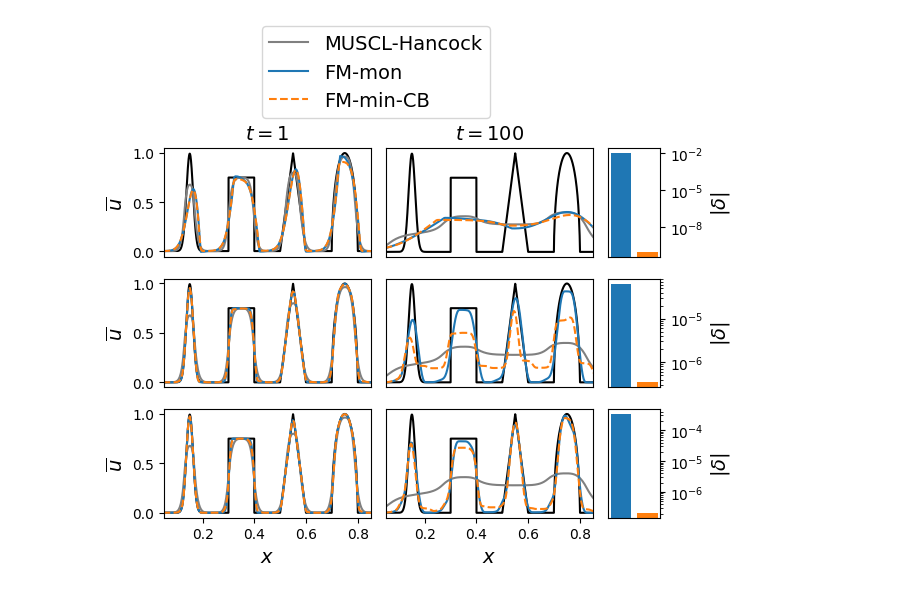
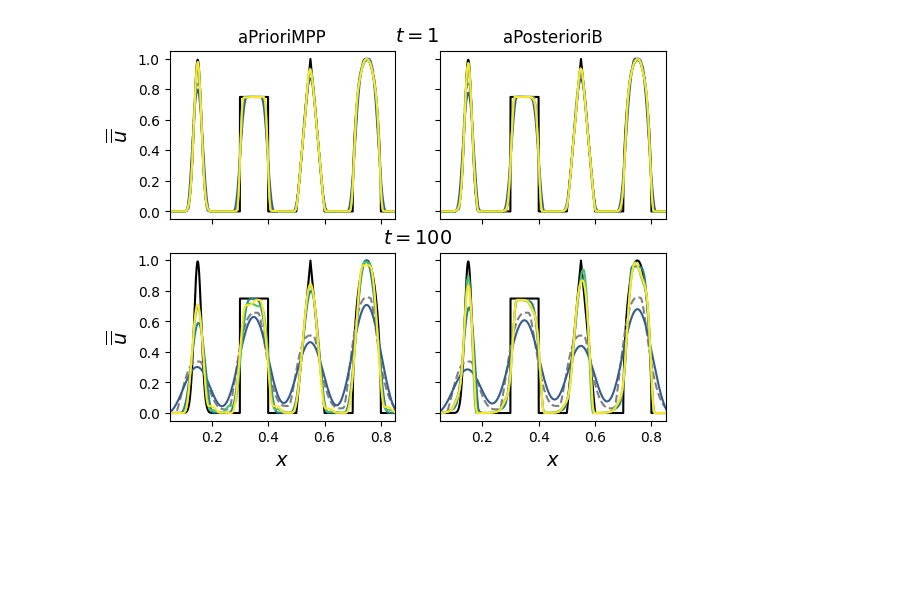
Before and after one commit to jpalafou/FVMethods, a Jupyter notebook: experiments/composite.ipynb, the cells around one changed output. Drawn from its saved outputs; the diff is of its cells as text; code cells hidden in the pictures; blank space fills up the shorter version.

```diff
--- a/experiments/composite.ipynb
+++ b/experiments/composite.ipynb
@@ -152,20 +127,16 @@ p &  &  &  \\
 # %%
-fig, axs = plt.subplots(3, 3, gridspec_kw={"width_ratios": [1, 1, 0.25]})
-for i in range(3):
-    axs[i, 2].set_yscale("log")
-    axs[i, 2].yaxis.tick_right()
-    axs[i, 2].yaxis.set_label_position("right")
+fig, axs = plt.subplots(2, 2, sharex=True, sharey=True)
+
+make_legend = False
 
 # plot initial condition
-high_res_initial_solver = AdvectionSolver(n=2056, **problem_configs["composite"])
-for i, j in product((0, 1, 2), (0, 1)):
+high_res_initial_solver = AdvectionSolver(n=2048, **problem_configs["composite"])
+for i, j in product(range(2), range(2)):
     high_res_initial_solver.plot_slice(axs[i, j], color="black")
     axs[i, j].set_xlim(0.05, 0.85)
 
-# plot MUSCL-Hancock
-for i, (j, (snapshot_dt, num_snapshots)) in product(
-    range(3), enumerate([(0.1, 10), (1.0, 100)])
-):
+# plot MUSCL-Hancock solution
+for i, (snapshot_dt, num_snapshots) in enumerate([(0.1, 10), (1.0, 100)]):
     solver = AdvectionSolver(
         n=256,
         order=2,
@@ -176,13 +147,17 @@ for i, (j, (snapshot_dt, num_snapshots)) in product(
         **solver_config,
     )
     solver.euler()
-    solver.plot_slice(axs[i, j], color="grey", label="MUSCL-Hancock")
+    print(f"delta_min={solver.compute_mpp_violations()[1]['worst']}")
+    solver.plot_slice(axs[i, 0], color="grey", linestyle="--")
+    solver.plot_slice(axs[i, 1], color="grey", linestyle="--")
 
-# plot high order a posteriori limited solutions
-degrees = [1, 3, 7]
+# plot high order a priori limited solutions
+degrees = [2, 3, 5, 7]
 
-for (i, p), (j, (snapshot_dt, num_snapshots)), lckey in product(
-    enumerate(degrees), enumerate([(0.1, 10), (1.0, 100)]), ["FM-mon", "FM-min-CB"]
+for (p, (i, (snapshot_dt, num_snapshots)), (j, lckey)) in product(
+    degrees,
+    enumerate([(0.1, 10), (1.0, 100)]),
+    enumerate(["aPrioriMPP", "aPosterioriB"]),
 ):
     solver = AdvectionSolver(
         n=256,
@@ -193,51 +168,45 @@ for (i, p), (j, (snapshot_dt, num_snapshots)), lckey in product(
         **problem_configs["composite"],
         **solver_config,
     )
+    if limiting_schemes[lckey].get("apriori_limiting", False):
+        solver.highest = 3
     solver.rkorder()
-    solver.plot_slice(
-        axs[i, j],
-        linestyle={"FM-mon": "-", "FM-min-CB": "--"}[lckey],
-        label=lckey,
-    )
-    if j == 1:
-        print(f"{p=}, delta_min={solver.compute_mpp_violations()[1]['worst']}")
-
-    # plot on bar
-    axs[i, 2].bar(
-        [lckey],
-        -solver.compute_mpp_violations()[1]["worst"],
-        color={"FM-mon": "tab:blue", "FM-min-CB": "tab:orange"}[lckey],
-    )
+    solver.plot_slice(axs[i, j], color=color_p(p), label=f"${p=}$")
+    print(f"{p=}, {lckey=}, delta={solver.compute_mpp_violations()[1]['worst']}")
 
 # cosmetics
 fontsize = 14
-axs[1, 1].legend(loc="center", bbox_to_anchor=(-0.05, 2.9), fontsize=fontsize)
+if make_legend:
+    leg = axs[0, 1].legend(loc="center", bbox_to_anchor=(1.35, -0.1), fontsize=fontsize)
+    for line, p in zip(leg.get_lines(), degrees):
+        line.set_linestyle("none")
+        line.set_marker("s")
+        line.set_markersize(23)
+        line.set_markerfacecolor(color_p(p))
+for j in range(2):
+    axs[1, j].set_xlabel("$x$", fontsize=fontsize)
+for i in range(2):
+    axs[i, 0].set_ylabel("$\overline{\overline{u}}$", fontsize=fontsize)
+axs[0, 0].set_title("aPrioriMPP")
+axs[0, 1].set_title("aPosterioriB")
 axs[0, 0].text(
-    0.45,
-    1.2,
+    0.93,
+    1.15,
     "$t=1$",
-    size=fontsize,
     horizontalalignment="center",
     verticalalignment="center",
+    size=fontsize,
 )
-axs[0, 1].text(
-    0.45,
-    1.2,
+axs[1, 0].text(
+    0.93,
+    1.15,
     "$t=100$",
-    size=fontsize,
     horizontalalignment="center",
     verticalalignment="center",
+    size=fontsize,
 )
-axs[2, 0].set_xlabel("$x$", fontsize=fontsize)
-axs[2, 1].set_xlabel("$x$", fontsize=fontsize)
-for i in range(3):
-    axs[i, 1].get_yaxis().set_visible(False)
-    axs[i, 0].set_ylabel("$\overline{u}$", fontsize=fontsize)
-    axs[i, 2].get_xaxis().set_visible(False)
-    axs[i, 2].set_ylabel("$|\delta|$", fontsize=fontsize)
-    axs[i, 2].tick_params(axis="x", labelrotation=90)
-for i, j in product((0, 1), (0, 1)):
-    axs[i, j].get_xaxis().set_visible(False)
-plt.subplots_adjust(wspace=0.1)
-fig.savefig("images/composite_aposteriori_comparison.png", dpi=300, bbox_inches="tight")
+
+fig.savefig(
+    "images/images_apriori_vs_aposteriori_composite.png", dpi=300, bbox_inches="tight"
+)
 # %% [output]
@@ -250 +231 @@ p=7, delta_min=-2.138206845238338e-07
-[figure, old version]
+[figure, new version]
```
Also changed, not shown: parts of 5 cells of this notebook, 10 other files.
